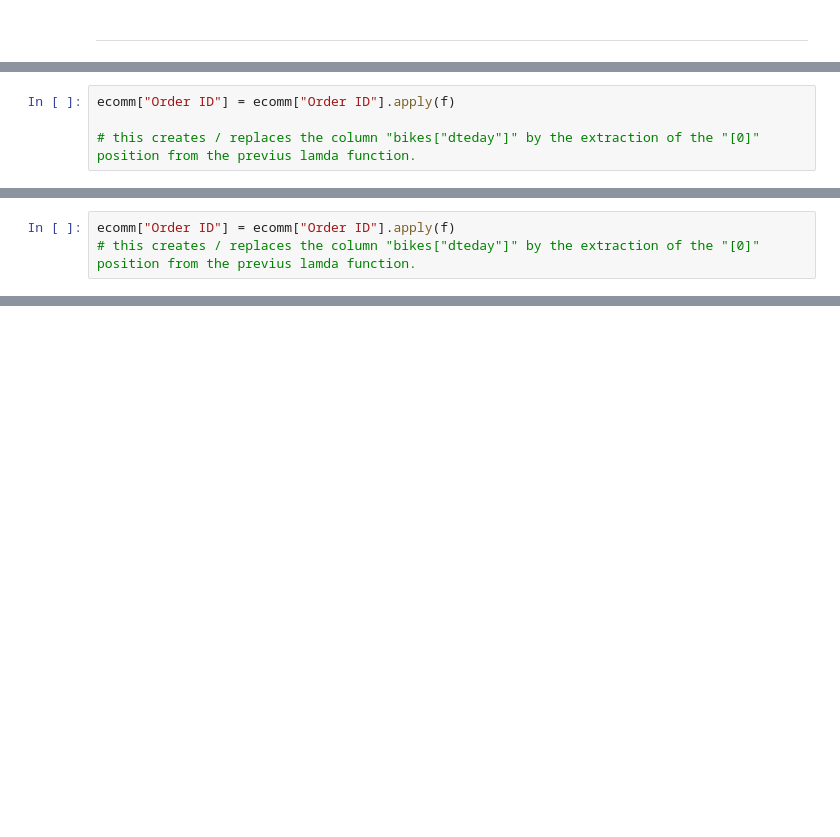
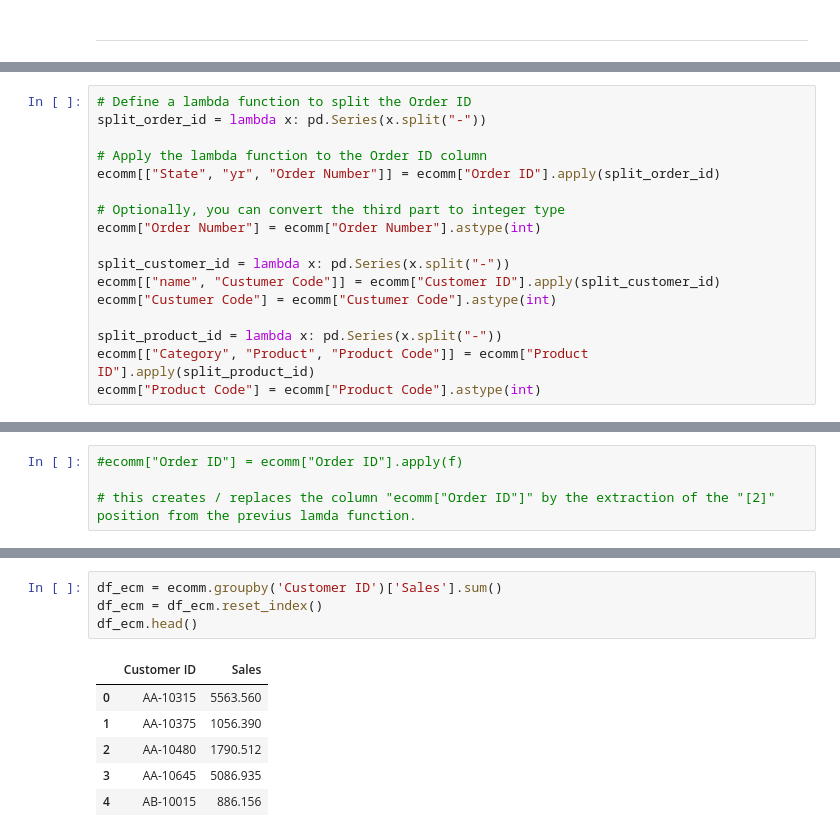
Before and after one commit to sfdatade/e_commerce_project, a Jupyter notebook: e_commerce_playground.ipynb, the cells around one changed output, grey strips where cells are left out. Cells and saved outputs as stored; diff of their text form; blank space fills up the shorter version.

```diff
--- a/e_commerce_playground.ipynb
+++ b/e_commerce_playground.ipynb
@@ -198 +194,18 @@ ecomm.head(1)
+# %%
+# Define a lambda function to split the Order ID
+split_order_id = lambda x: pd.Series(x.split("-"))
+
+# Apply the lambda function to the Order ID column
+ecomm[["State", "yr", "Order Number"]] = ecomm["Order ID"].apply(split_order_id)
+
+# Optionally, you can convert the third part to integer type
+ecomm["Order Number"] = ecomm["Order Number"].astype(int)
+
+split_customer_id = lambda x: pd.Series(x.split("-"))
+ecomm[["name", "Custumer Code"]] = ecomm["Customer ID"].apply(split_customer_id)
+ecomm["Custumer Code"] = ecomm["Custumer Code"].astype(int)
+
+split_product_id = lambda x: pd.Series(x.split("-"))
+ecomm[["Category", "Product", "Product Code"]] = ecomm["Product ID"].apply(split_product_id)
+ecomm["Product Code"] = ecomm["Product Code"].astype(int)
 # %%
@@ -200,6 +213,6 @@ f = lambda x : x.split("-")[2]
 
 # f = lambda x : x.split("-")[0]   ... in order to extract the year (0=> 1st position, 1=> 2nd position, etc.)
 # %%
-ecomm["Order ID"] = ecomm["Order ID"].apply(f)
+#ecomm["Order ID"] = ecomm["Order ID"].apply(f)
 
-# this creates / replaces the column "bikes["dteday"]" by the extraction of the "[0]" position from the previus lamda function.
+# this creates / replaces the column "ecomm["Order ID"]" by the extraction of the "[2]" position from the previus lamda function.
@@ -208,3 +218,0 @@ IndexError: list index out of range
-# %%
-ecomm["Order ID"] = ecomm["Order ID"].apply(f)
-# this creates / replaces the column "bikes["dteday"]" by the extraction of the "[0]" position from the previus lamda function.
@@ -212,0 +246,11 @@ KeyError: 'dteday'
+# %%
+df_ecm = ecomm.groupby('Customer ID')['Sales'].sum()
+df_ecm = df_ecm.reset_index()
+df_ecm.head()
+# %% [output]
+|  | Customer ID | Sales |
+| 0 | AA-10315 | 5563.560 |
+| 1 | AA-10375 | 1056.390 |
+| 2 | AA-10480 | 1790.512 |
+| 3 | AA-10645 | 5086.935 |
+| 4 | AB-10015 | 886.156 |
```
Also changed, not shown: parts of 9 cells of this notebook, 1 other file.
